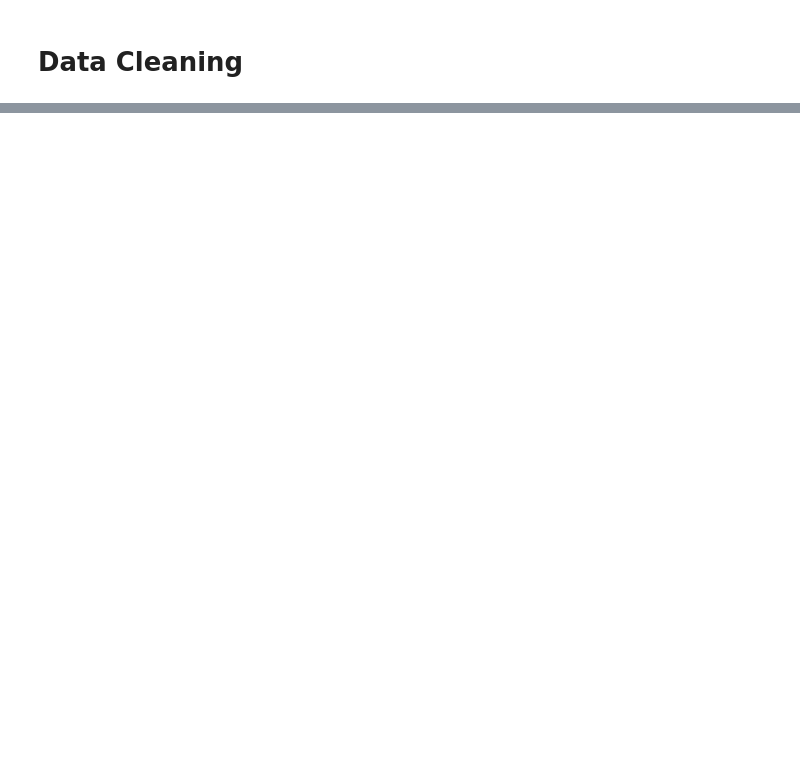
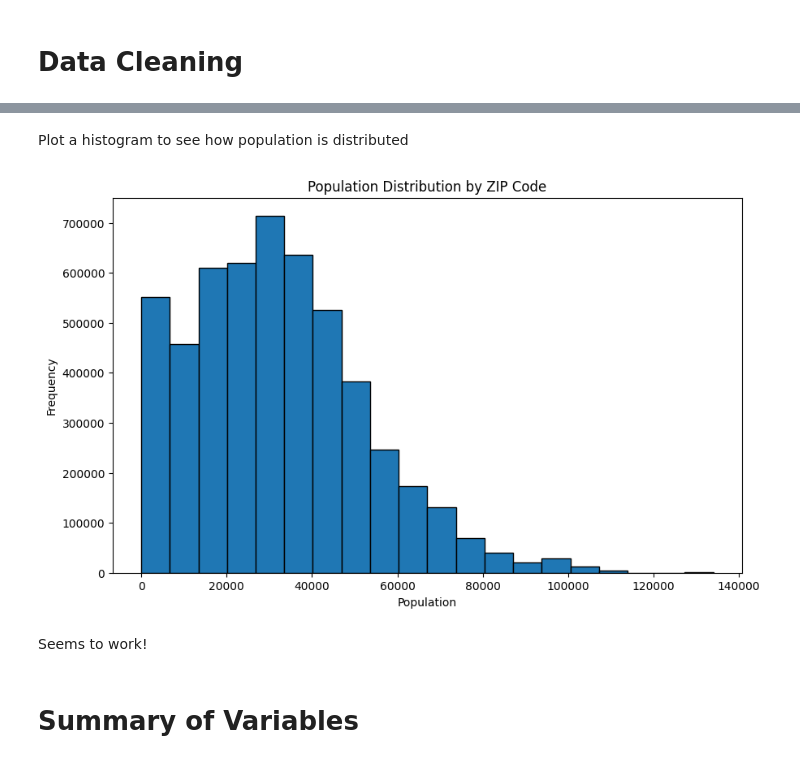
Before and after one commit to GiantStaps/ISYE7406-US_Traffic, a Jupyter notebook: preprocessing.ipynb, the cells around one changed output, grey strips where cells are left out. Drawn from its saved outputs; the diff is of its cells as text; code cells hidden in the pictures; blank space fills up the shorter version.

Commit message:
data cleaning finished

```diff
--- a/preprocessing.ipynb
+++ b/preprocessing.ipynb
@@ -47,0 +166,2 @@ df = spark.read.option("header", "true").option("inferSchema", "true").csv("US_A
+# %%
+df = df.dropna()
@@ -47,0 +174,5 @@ df = spark.read.option("header", "true").option("inferSchema", "true").csv("US_A
+# %%
+df = df.withColumn(
+    "duration_minutes",
+    (unix_timestamp(col("end_time")) - unix_timestamp(col("start_time"))) / 60
+)
@@ -47,0 +231,3 @@ df = spark.read.option("header", "true").option("inferSchema", "true").csv("US_A
+# %%
+# First let's truncate zipcode to only 5 digits
+df = df.withColumn("Zipcode", substring("Zipcode", 1, 5))
@@ -47,0 +317,14 @@ df = spark.read.option("header", "true").option("inferSchema", "true").csv("US_A
+# %%
+
+broadcast_population_dict = spark.sparkContext.broadcast(population_dict)
+
+# Step 2: Define the UDF to get population based on zipcode, using the broadcast variable
+def get_population(zipcode):
+    return broadcast_population_dict.value.get(zipcode, None)  # Returns None if zipcode is not found
+
+# Create the UDF with the specified return type
+population_udf = udf(get_population, types.IntegerType())
+
+# Step 3: Apply the UDF to create the "zipcode_population" column
+df = df.withColumn("Zipcode", col("Zipcode").cast("int"))
+df = df.withColumn("zipcode_population", population_udf(col("Zipcode")))
@@ -48,3 +344,21 @@ df = spark.read.option("header", "true").option("inferSchema", "true").csv("US_A
+# %% [markdown]
+Plot a histogram to see how population is distributed
+# %%
+population_data = df.select("zipcode_population").dropna().rdd.flatMap(lambda x: x).collect()
+
+# Plotting histogram with 20 bins
+plt.figure(figsize=(10, 6))
+plt.hist(population_data, bins=20, edgecolor='black')
+plt.title("Population Distribution by ZIP Code")
+plt.xlabel("Population")
+plt.ylabel("Frequency")
+plt.show()
+# %% [output]
+[figure, added]
+# %% [markdown]
+Seems to work!
+# %% [markdown]
+# Summary of Variables
 # %%
 df.printSchema()
 # %% [output]
```
Also changed, not shown: parts of 73 cells of this notebook, 4 other files.
